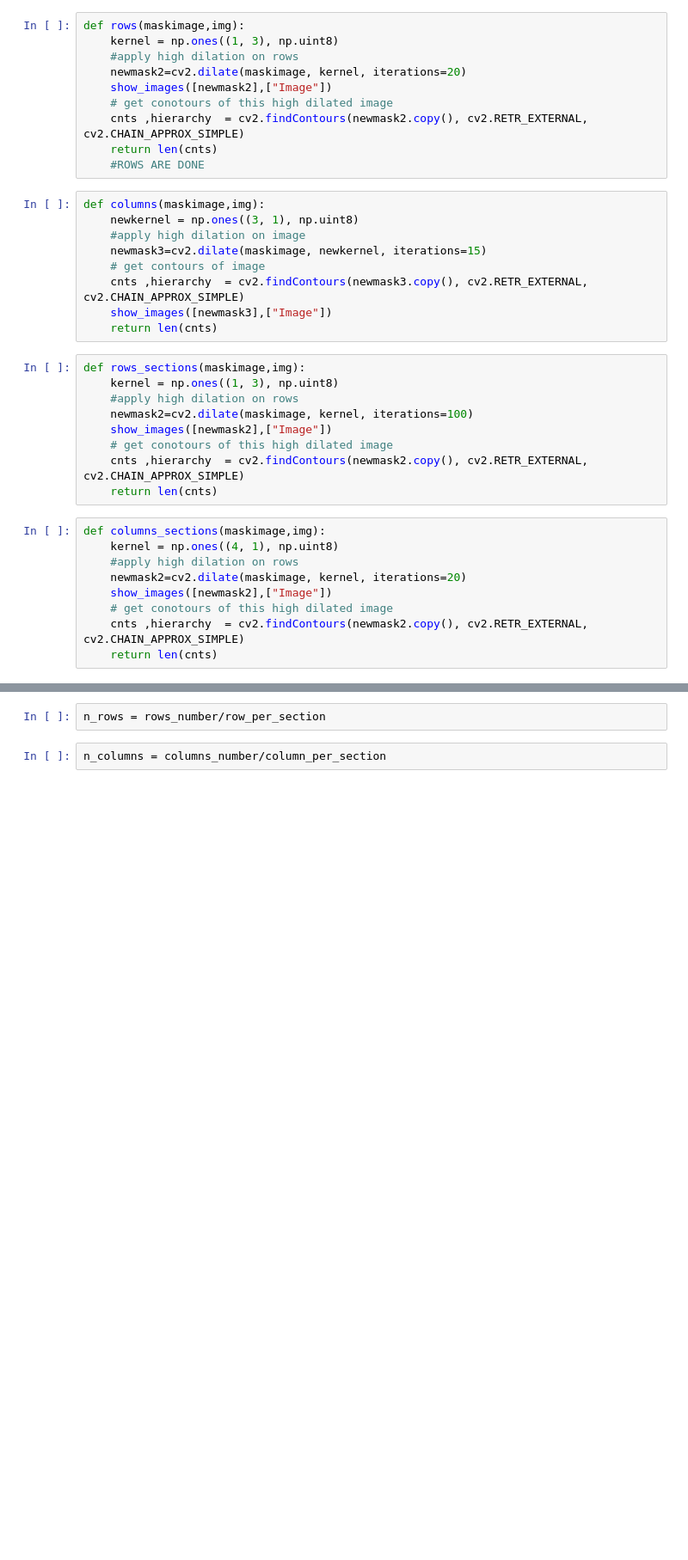
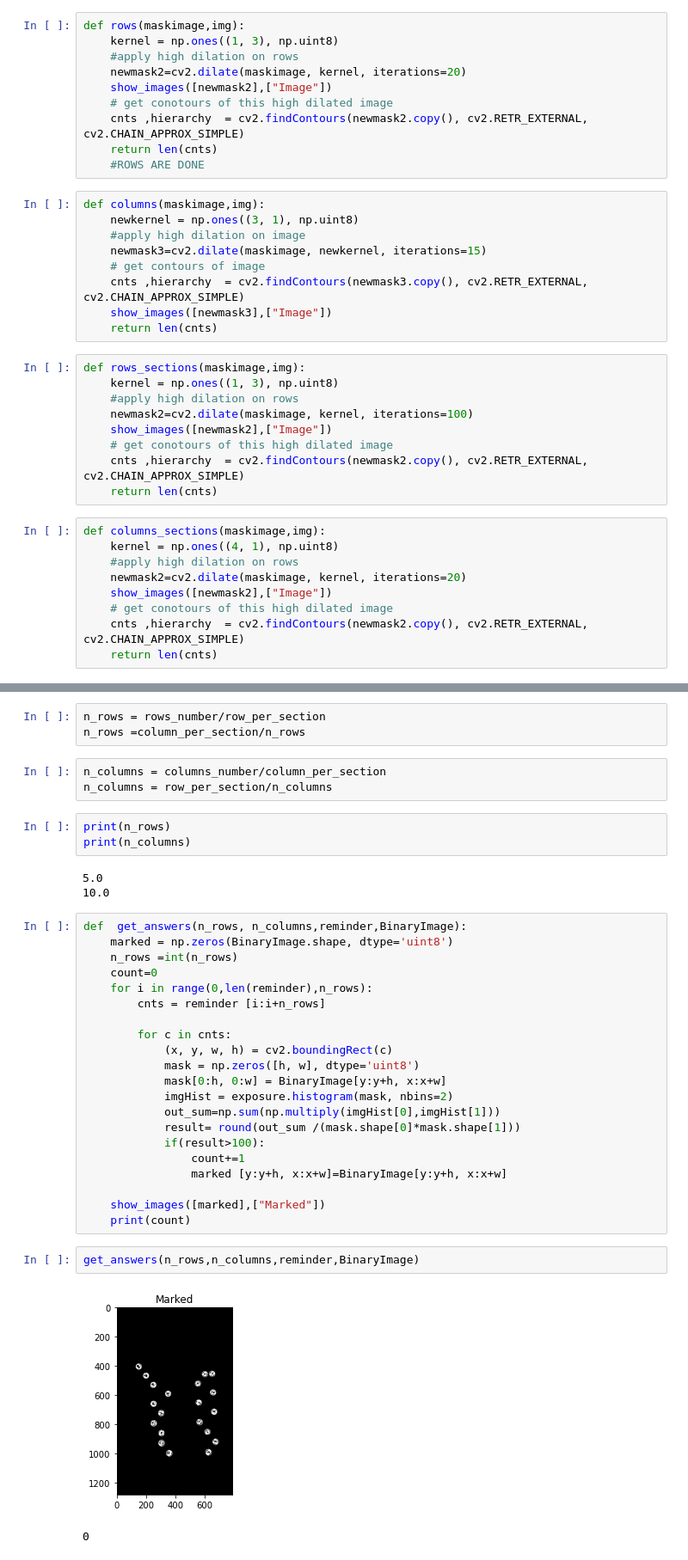
Before and after one commit to radwaahmed2132000/Auto-Grader, a Jupyter notebook: Bubble Sheet.ipynb, the cells around one changed output, grey strips where cells are left out. Shown: that part at 86% size. Cells and saved outputs as stored; diff of their text form; blank space fills up the shorter version.

Commit message:
get answers

```diff
--- a/Bubble Sheet.ipynb
+++ b/Bubble Sheet.ipynb
@@ -262,4 +292,38 @@ column_per_section= columns_sections(mask,img)
 # %%
 n_rows = rows_number/row_per_section
+n_rows =column_per_section/n_rows
 # %%
 n_columns = columns_number/column_per_section
+n_columns = row_per_section/n_columns
+# %%
+print(n_rows)
+print(n_columns)
+# %% [output]
+5.0
+10.0
+# %%
+def  get_answers(n_rows, n_columns,reminder,BinaryImage):
+    marked = np.zeros(BinaryImage.shape, dtype='uint8')
+    n_rows =int(n_rows)
+    count=0
+    for i in range(0,len(reminder),n_rows):
+        cnts = reminder [i:i+n_rows]
+
+        for c in cnts:
+            (x, y, w, h) = cv2.boundingRect(c)
+            mask = np.zeros([h, w], dtype='uint8')
+            mask[0:h, 0:w] = BinaryImage[y:y+h, x:x+w]
+            imgHist = exposure.histogram(mask, nbins=2)
+            out_sum=np.sum(np.multiply(imgHist[0],imgHist[1]))
+            result= round(out_sum /(mask.shape[0]*mask.shape[1]))
+            if(result>100):
+                count+=1
+                marked [y:y+h, x:x+w]=BinaryImage[y:y+h, x:x+w]
+
+    show_images([marked],["Marked"])
+    print(count)
+# %%
+get_answers(n_rows,n_columns,reminder,BinaryImage)
+# %% [output]
+[figure, added]
+0
```
Also changed, not shown: parts of 12 cells of this notebook.
